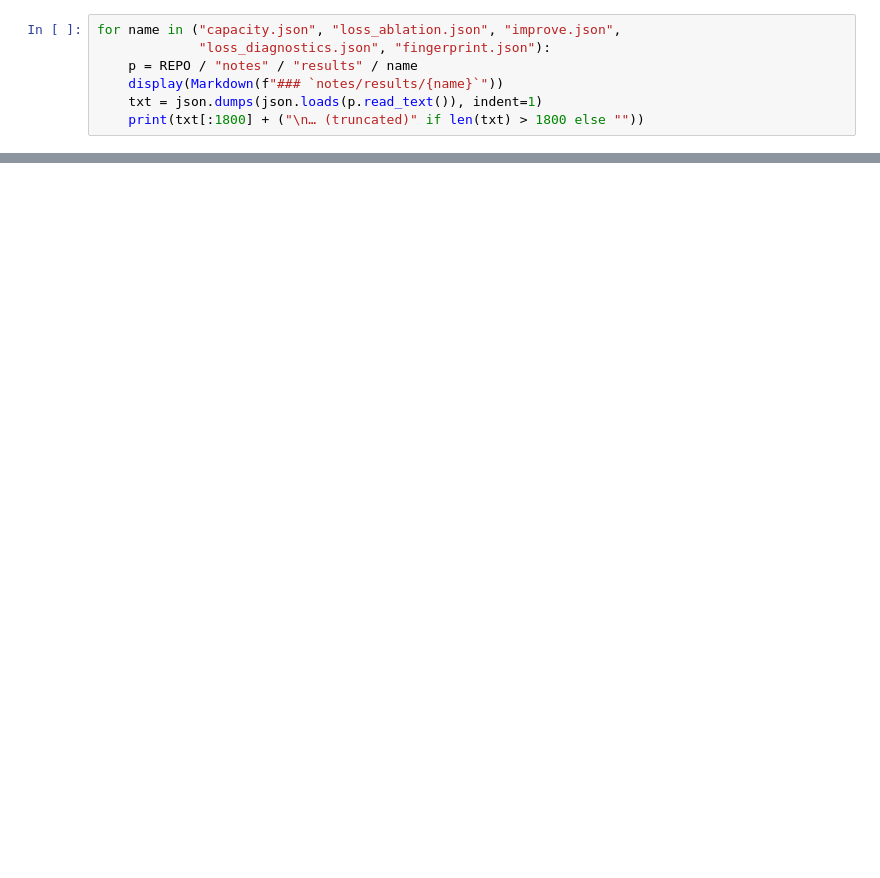
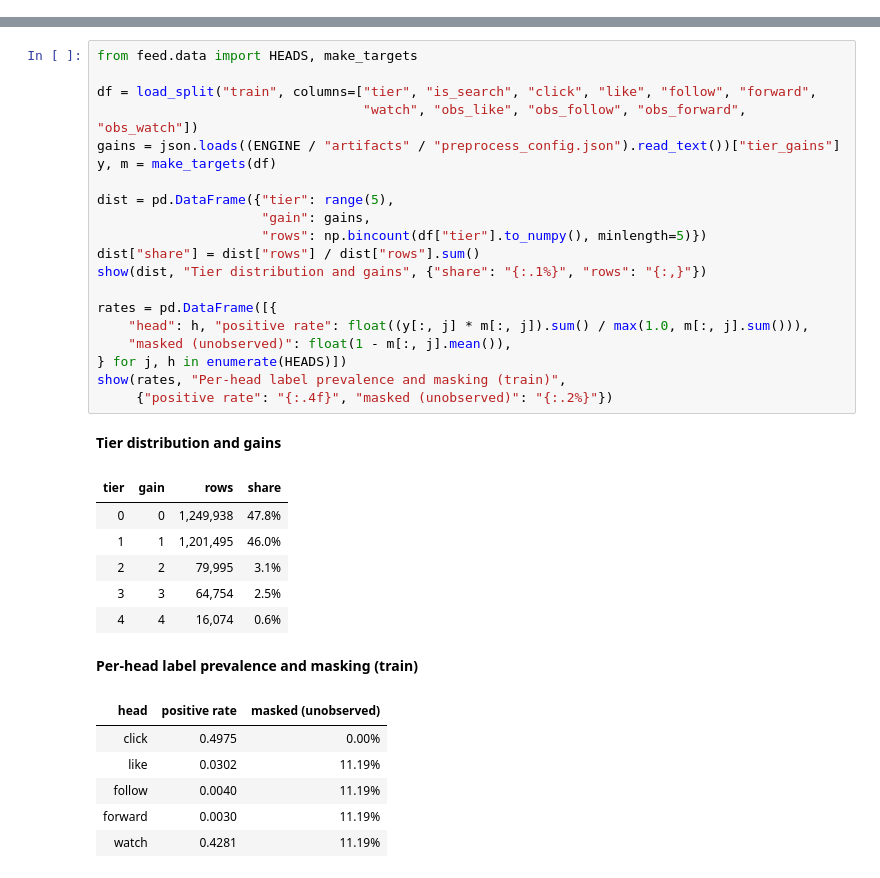
Before and after one commit to 1ens0r/doomscroll, a Jupyter notebook: demo.ipynb, the cells around one changed output, grey strips where cells are left out. Saved outputs shown, nothing was run; the diff lists cells and outputs as text; blank space fills up the shorter version.

```diff
--- a/demo.ipynb
+++ b/demo.ipynb
@@ -112,7 +0,0 @@ for p in sorted((REPO / "notes" / "figures").glob("*.png")):
-# %%
-for name in ("capacity.json", "loss_ablation.json", "improve.json",
-             "loss_diagnostics.json", "fingerprint.json"):
-    p = REPO / "notes" / "results" / name
-    display(Markdown(f"### `notes/results/{name}`"))
-    txt = json.dumps(json.loads(p.read_text()), indent=1)
-    print(txt[:1800] + ("\n… (truncated)" if len(txt) > 1800 else ""))
@@ -486,0 +181,35 @@ python build_demo.py && jupyter nbconvert --to notebook --execute demo.ipynb   #
+# %%
+from feed.data import HEADS, make_targets
+
+df = load_split("train", columns=["tier", "is_search", "click", "like", "follow", "forward",
+                                  "watch", "obs_like", "obs_follow", "obs_forward", "obs_watch"])
+gains = json.loads((ENGINE / "artifacts" / "preprocess_config.json").read_text())["tier_gains"]
+y, m = make_targets(df)
+
+dist = pd.DataFrame({"tier": range(5),
+                     "gain": gains,
+                     "rows": np.bincount(df["tier"].to_numpy(), minlength=5)})
+dist["share"] = dist["rows"] / dist["rows"].sum()
+show(dist, "Tier distribution and gains", {"share": "{:.1%}", "rows": "{:,}"})
+
+rates = pd.DataFrame([{
+    "head": h, "positive rate": float((y[:, j] * m[:, j]).sum() / max(1.0, m[:, j].sum())),
+    "masked (unobserved)": float(1 - m[:, j].mean()),
+} for j, h in enumerate(HEADS)])
+show(rates, "Per-head label prevalence and masking (train)",
+     {"positive rate": "{:.4f}", "masked (unobserved)": "{:.2%}"})
+# %% [output]
+**Tier distribution and gains**
+| tier | gain | rows | share |
+| 0 | 0 | 1,249,938 | 47.8% |
+| 1 | 1 | 1,201,495 | 46.0% |
+| 2 | 2 | 79,995 | 3.1% |
+| 3 | 3 | 64,754 | 2.5% |
+| 4 | 4 | 16,074 | 0.6% |
+**Per-head label prevalence and masking (train)**
+| head | positive rate | masked (unobserved) |
+| click | 0.4975 | 0.00% |
+| like | 0.0302 | 11.19% |
+| follow | 0.0040 | 11.19% |
+| forward | 0.0030 | 11.19% |
+| watch | 0.4281 | 11.19% |
```
Also changed, not shown: parts of 51 cells of this notebook, 13 other files.
